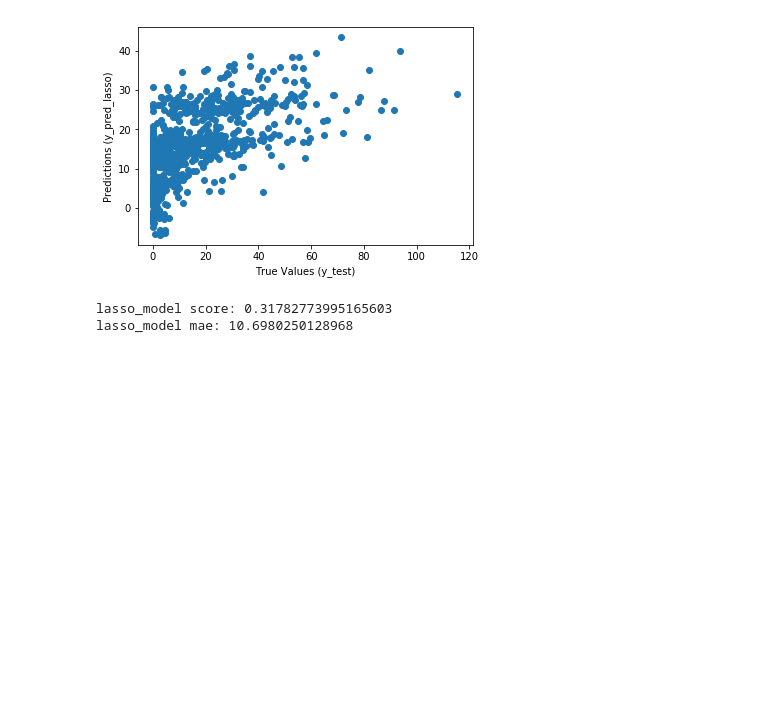
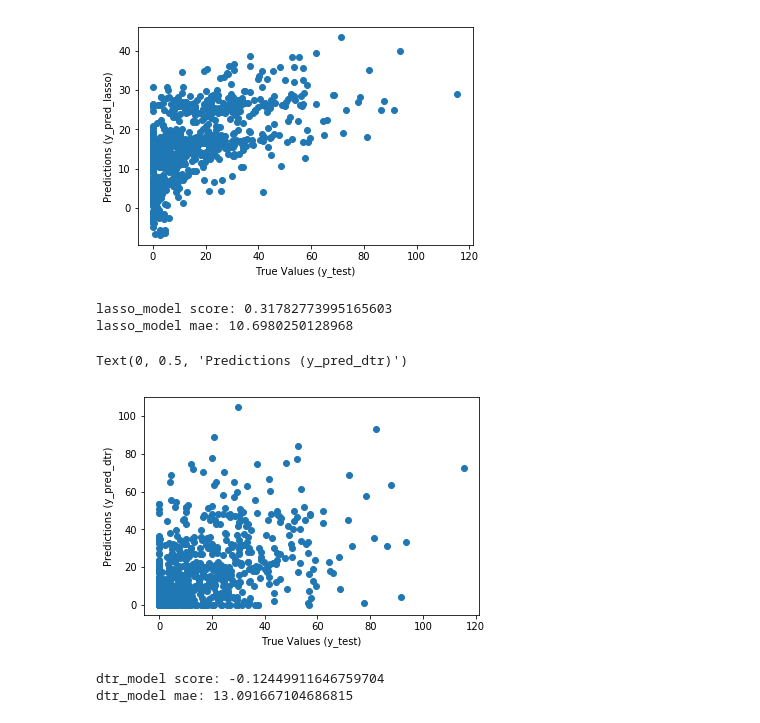
Before and after one commit to tonyman316/Become_a_Top_Airbnb_Earner, a Jupyter notebook: seattle_airbnb_top_earner.ipynb, the cells around one changed output. Saved outputs shown, nothing was run; the diff lists cells and outputs as text; code cells hidden in the pictures; blank space fills up the shorter version.

```diff
--- a/seattle_airbnb_top_earner.ipynb
+++ b/seattle_airbnb_top_earner.ipynb
@@ -391,3 +422,23 @@ print("lasso_model mae:", mean_absolute_error(y_pred_lasso, y_test))
 # %% [output]
 lasso_model score: 0.31782773995165603
 lasso_model mae: 10.6980250128968
+# %%
+# DecisionTreeRegressor
+from sklearn.tree import DecisionTreeRegressor
+
+dtr_model = DecisionTreeRegressor()
+dtr_model = dtr_model.fit(X_train, y_train)
+y_pred_dtr = dtr_model.predict(X_test)
+
+plt.scatter(y_test, y_pred_dtr)
+plt.xlabel("True Values (y_test)")
+plt.ylabel("Predictions (y_pred_dtr)")
+# %% [output]
+Text(0, 0.5, 'Predictions (y_pred_dtr)')
+[figure, added]
+# %%
+print("dtr_model score:", dtr_model.score(X_test, y_test))
+print("dtr_model mae:", mean_absolute_error(y_pred_dtr, y_test))
+# %% [output]
+dtr_model score: -0.12449911646759704
+dtr_model mae: 13.091667104686815
```
Also changed, not shown: parts of 10 cells of this notebook.
